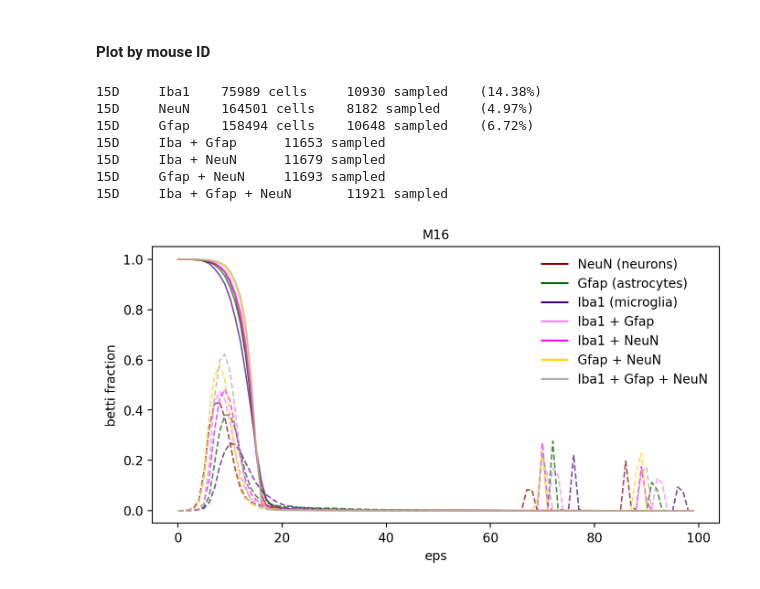
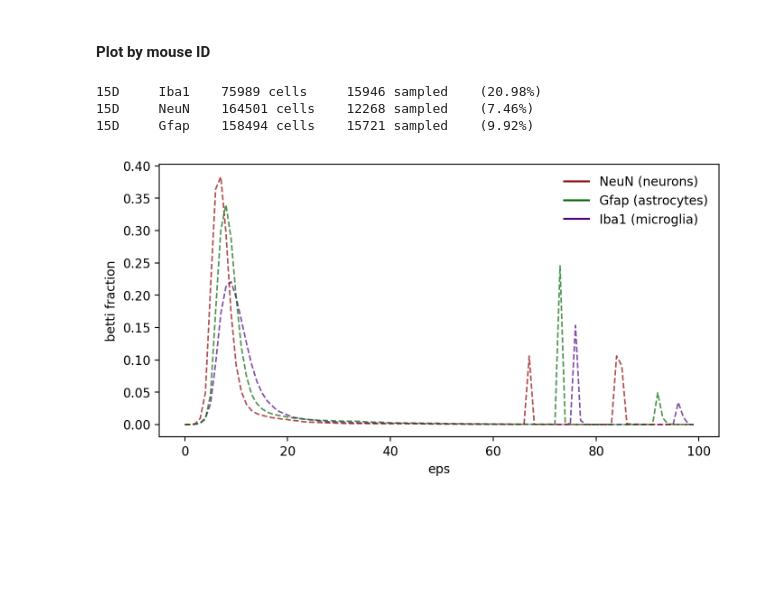
Before and after one commit to elalilab/Stroke_GlialScar_PPA-TDA, a Jupyter notebook: TDA/Plot Betti Curves.ipynb, the cells around one changed output. Drawn from its saved outputs; the diff is of its cells as text; code cells hidden in the pictures; blank space fills up the shorter version.

```diff
--- a/TDA/Plot Betti Curves.ipynb
+++ b/TDA/Plot Betti Curves.ipynb
@@ -121,0 +218,4 @@ M32     30D     173734 cells    12448 sampled    (7.16%)
+# %%
+cell_types = ["Iba1", "NeuN", "Gfap"]
+selected_dpi = "15D"
+dim = "H0p1"
@@ -125,5 +293,6 @@ M32     30D     173734 cells    12448 sampled    (7.16%)
 days_post_injury = 30
 dim = 0
 disp_persdiag = False
+px2um = 1.3
 color_dict = {"NeuN":"darkred", "Gfap":"darkgreen", "Iba1":"indigo"}
 # %%
@@ -205,0 +514,6 @@ M20     Gfap    125561 cells    11789 sampled    (9.39%)
+# %%
+dpis = ["0D", "5D", "15D", "30D"]
+mice_by_dpi = {}
+for dpi in dpis:
+    mice = [tup[1] for tup in data_transformed.keys() if tup[0]==dpi]
+    mice_by_dpi[dpi] = np.unique(mice)
@@ -210,9 +579,9 @@ mouse_id = 16
 px2um = 1.3
 
 disp_persdiag = False
-plt_H0 = True
+plt_H0 = False
 plt_H1 = True
-plt_pairs = True
+plt_pairs = False
 
 color_dict = {"NeuN":"darkred", "Gfap":"darkgreen", "Iba1":"indigo",
              "Iba_Gfap":"violet", "Iba_NeuN":"magenta", "Gfap_NeuN":"gold",
@@ -230,10 +599,20 @@ for csvfname in glob.glob(os.path.join("data", "*", "*.csv")):
     if int(mid[1:]) == mouse_id:
 
         df = pd.read_csv(csvfname)
-        tda = np.load(os.path.join("results", ctype, mid+"_"+dpi+"_"+ctype+".npy"), allow_pickle=True).item()
+
+        #tda = np.load(os.path.join("results", ctype, mid+"_"+dpi+"_"+ctype+".npy"), allow_pickle=True).item()
+
+        try:
+            tda = np.load(os.path.join("results_npy", mid+"_"+dpi+"_TDA.npy"), allow_pickle=True).item()
+        except:
+            continue
+
+        dict_ctype_key = ctype
+        if ctype == "Iba1":
+            dict_ctype_key = "Iba"
 
         totcells = df.shape[0]
-        nsampled = tda["data"].shape[0]
+        nsampled = tda[dict_ctype_key+"_ptcloud"].shape[0]
 
         print(dpi + "\t" + ctype + "\t" + str(totcells) + " cells\t" + str(nsampled) +
           " sampled \t (" + str(np.round(nsampled*100/totcells, 2)) + "%)")
@@ -241,18 +620,18 @@ for csvfname in glob.glob(os.path.join("data", "*", "*.csv")):
         if disp_persdiag:
             if plt_H0:
                 idx = tda["dgm"][:,2] == 0
-                plt.scatter(px2um*tda["dgm"][idx,0], px2um*tda["dgm"][idx,1], s=0.2, alpha=0.7,
+                plt.scatter(px2um*tda[dict_ctype_key+"_dgm"][idx,0], px2um*tda[dict_ctype_key+"_dgm"][idx,1], s=0.2, alpha=0.7,
                             color=color_dict[ctype])
             if plt_H1:
-                idx = tda["dgm"][:,2] == 1
-                plt.scatter(px2um*tda["dgm"][idx,0], px2um*tda["dgm"][idx,1], s=0.2, alpha=0.7,
+                idx = tda[dict_ctype_key+"_dgm"][:,2] == 1
+                plt.scatter(px2um*tda[dict_ctype_key+"_dgm"][idx,0], px2um*tda[dict_ctype_key+"_dgm"][idx,1], s=0.2, alpha=0.7,
                             color=color_dict[ctype])
         else:
             if plt_H0:
-                betti_curve_h0 = tda["bc"][0][0]
+                betti_curve_h0 = tda[dict_ctype_key+"_bc"][0][0]
                 plt.plot(betti_curve_h0/nsampled, '-', linewidth=1.2, alpha=0.7, color=color_dict[ctype])
             if plt_H1:
-                betti_curve_h1 = tda["bc"][0][1]
+                betti_curve_h1 = tda[dict_ctype_key+"_bc"][0][1]
                 plt.plot(betti_curve_h1/nsampled, '--', linewidth=1.2, alpha=0.7, color=color_dict[ctype])
 
 if plt_pairs:
@@ -291,39 +670,35 @@ if plt_pairs:
                         plt.plot(betti_curve_h0/n_samples, '-', linewidth=1.2, alpha=0.7,
                                  color=color_dict[pair])
                     if plt_H1:
                         betti_curve_h1 = dat[pair+'_bc'][0][1]
                         plt.plot(betti_curve_h1/n_samples, '--', linewidth=1.2, alpha=0.7,
                                  color=color_dict[pair])
 
 plt.plot(np.NaN, np.NaN, '-', color="darkred", label="NeuN (neurons)")
 plt.plot(np.NaN, np.NaN, '-', color="darkgreen", label="Gfap (astrocytes)")
 plt.plot(np.NaN, np.NaN, '-', color="indigo", label="Iba1 (microglia)")
 
 if plt_pairs:
     plt.plot(np.NaN, np.NaN, '-', color="violet", label="Iba1 + Gfap")
     plt.plot(np.NaN, np.NaN, '-', color="magenta", label="Iba1 + NeuN")
     plt.plot(np.NaN, np.NaN, '-', color="gold", label="Gfap + NeuN")
     plt.plot(np.NaN, np.NaN, '-', color="darkgray", label="Iba1 + Gfap + NeuN")
 
 if disp_persdiag:
     plt.xlabel("Interval Start (um)", fontsize=10)
     plt.ylabel("Interval End (um)", fontsize=10)
 else:
     plt.xlabel("eps", fontsize=10)
     plt.ylabel("betti fraction", fontsize=10)
 
-plt.title("M"+str(mouse_id), fontsize=10)
+#plt.title("M"+str(mouse_id), fontsize=10)
 leg = plt.legend(frameon=False)
 leg.get_frame().set_facecolor("none")
 #plt.xscale("log")
 #plt.yscale("log")
 plt.show()
 # %% [output]
-15D     Iba1    75989 cells     10930 sampled    (14.38%)
-15D     NeuN    164501 cells    8182 sampled     (4.97%)
-15D     Gfap    158494 cells    10648 sampled    (6.72%)
-15D     Iba + Gfap      11653 sampled
-15D     Iba + NeuN      11679 sampled
-15D     Gfap + NeuN     11693 sampled
-15D     Iba + Gfap + NeuN       11921 sampled
+15D     Iba1    75989 cells     15946 sampled    (20.98%)
+15D     NeuN    164501 cells    12268 sampled    (7.46%)
+15D     Gfap    158494 cells    15721 sampled    (9.92%)
-[figure, old version]
+[figure, new version]
```
Also changed, not shown: parts of 22 cells of this notebook.
